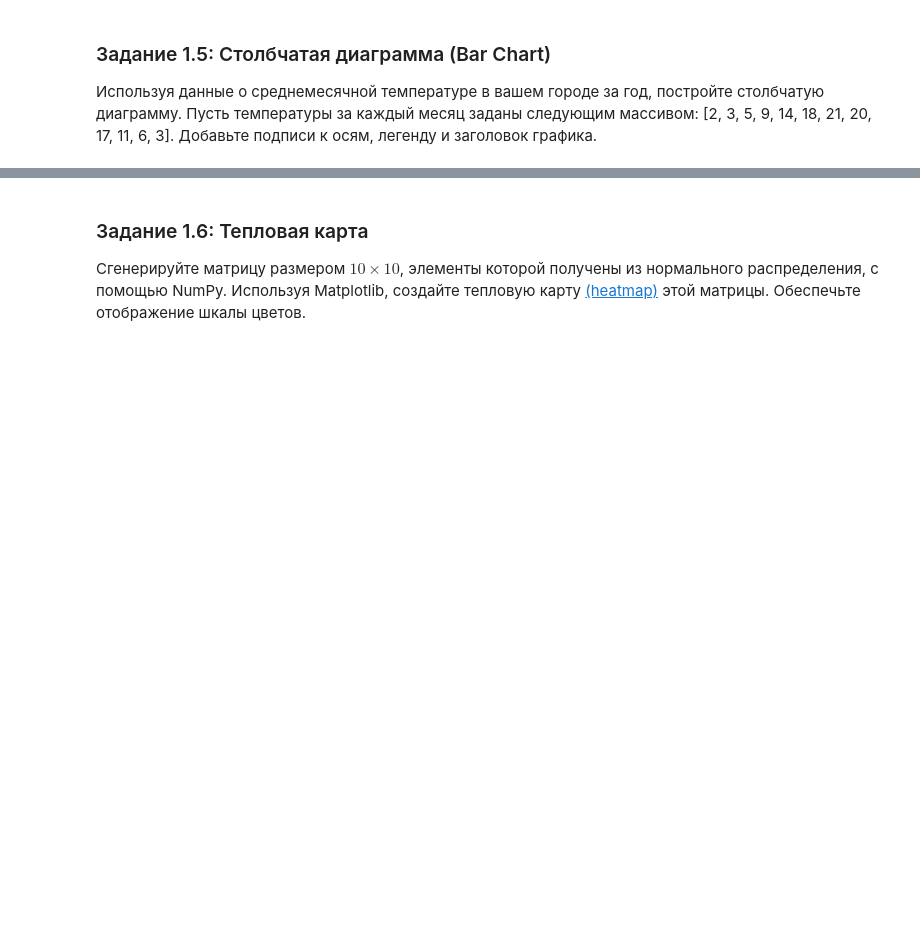
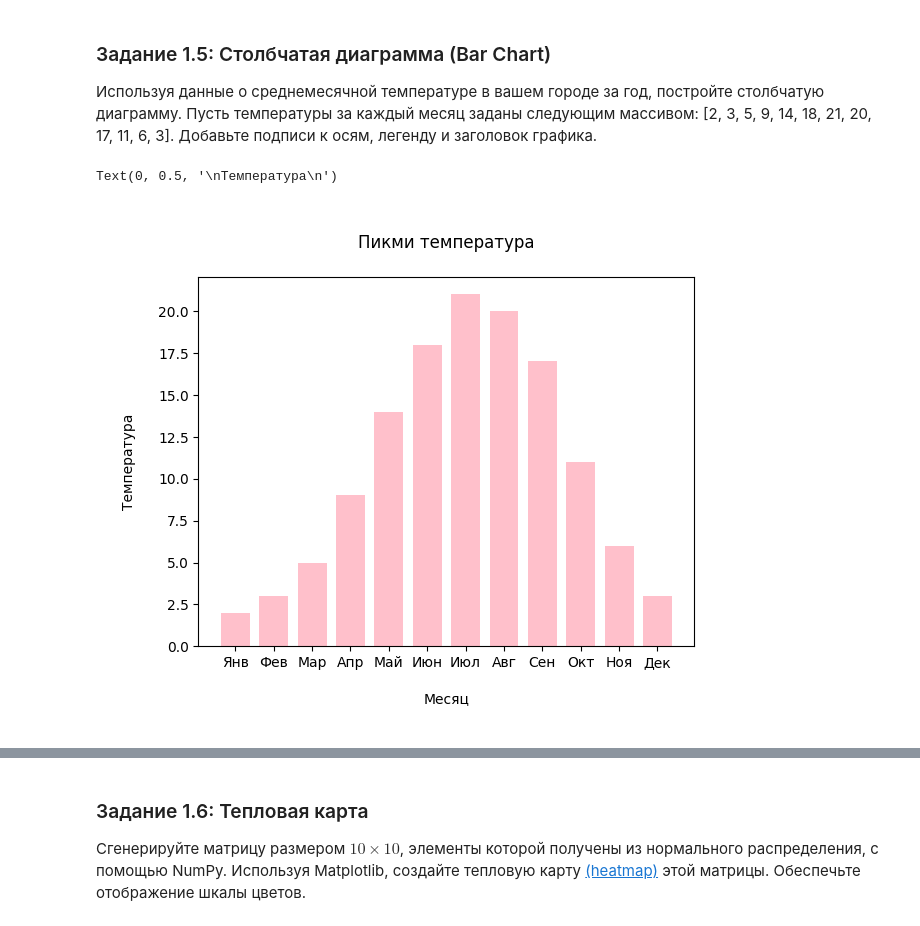
Before and after one commit to nakitava/bp, a Jupyter notebook: 3. Библиотеки Matplotlib, Plotly/Практическая_работа_№3_Matplotlib_Plotly.ipynb, the cells around one changed output, grey strips where cells are left out. Cells and saved outputs as stored; diff of their text form; code cells hidden in the pictures; blank space fills up the shorter version.

```diff
--- a/3. Библиотеки Matplotlib, Plotly/Практическая_работа_№3_Matplotlib_Plotly.ipynb
+++ b/3. Библиотеки Matplotlib, Plotly/Практическая_работа_№3_Matplotlib_Plotly.ipynb
@@ -84,3 +92,14 @@ Text(0.5, 1.0, '\nПикми пирог <3')
+# %%
+meow = [2, 3, 5, 9, 14, 18, 21, 20, 17, 11, 6, 3]
+mon = ['Янв', 'Фев', 'Мар', 'Апр', 'Май', 'Июн', 'Июл', 'Авг', 'Сен', 'Окт', 'Ноя', 'Дек']
+
+plt.bar(mon, meow, color = 'pink', width = 0.75)
+plt.title('\nПикми температура\n')
+plt.xlabel('\nМесяц\n')
+plt.ylabel('\nТемпература\n')
+# %% [output]
+Text(0, 0.5, '\nТемпература\n')
+[figure, added]
 # %% [markdown]
 ![image.png](embedded-picture-1)
 # %% [markdown]
```
Also changed, not shown: parts of 4 cells of this notebook.
